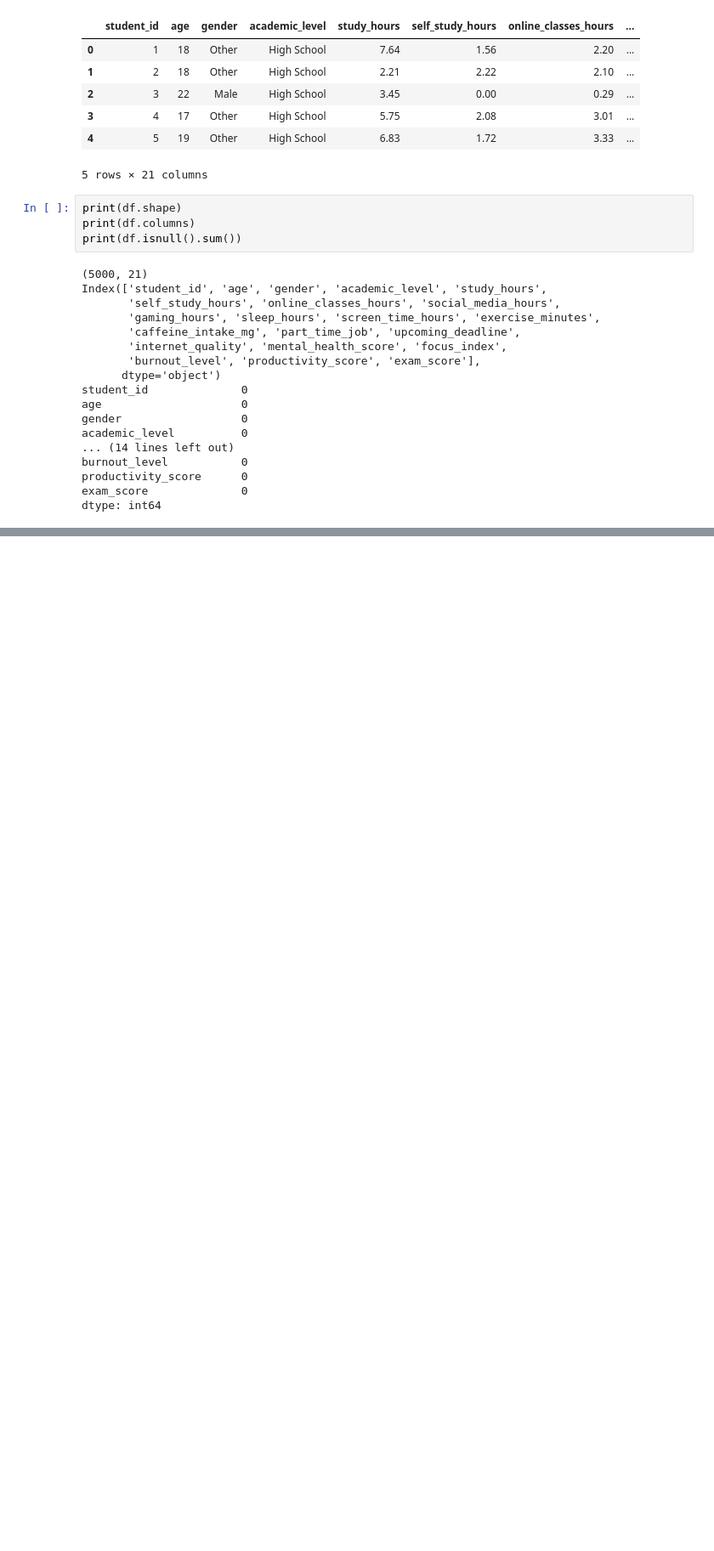
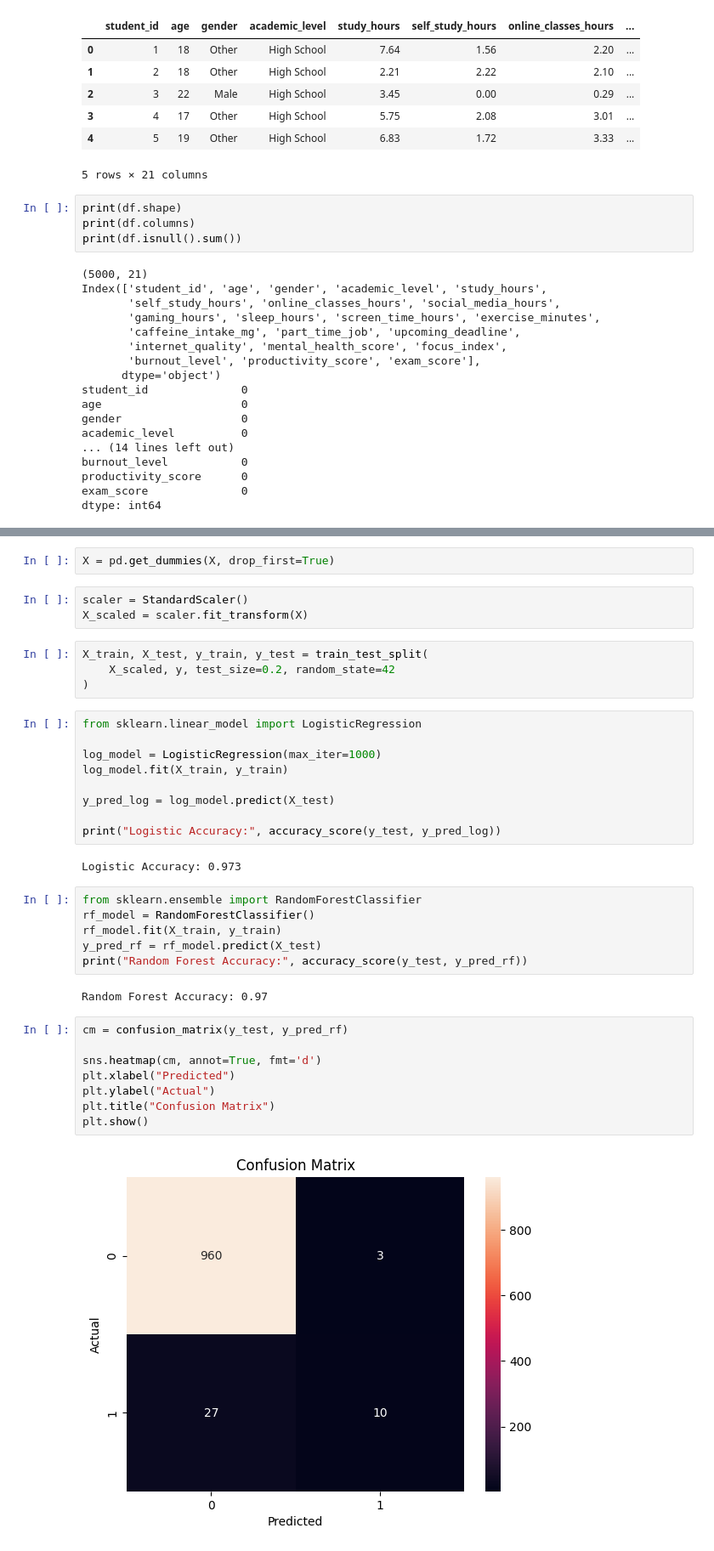
Before and after one commit to omshahu/ML_Practicals, a Jupyter notebook: p7_extra.ipynb, the cells around one changed output, grey strips where cells are left out. Shown at 85% size. Saved outputs shown, nothing was run; the diff lists cells and outputs as text; blank space fills up the shorter version.

```diff
--- a/p7_extra.ipynb
+++ b/p7_extra.ipynb
@@ -58,0 +64,38 @@ dtype: int64
+# %%
+X = pd.get_dummies(X, drop_first=True)
+# %%
+scaler = StandardScaler()
+X_scaled = scaler.fit_transform(X)
+# %%
+X_train, X_test, y_train, y_test = train_test_split(
+    X_scaled, y, test_size=0.2, random_state=42
+)
+# %%
+from sklearn.linear_model import LogisticRegression
+
+log_model = LogisticRegression(max_iter=1000)
+log_model.fit(X_train, y_train)
+
+y_pred_log = log_model.predict(X_test)
+
+print("Logistic Accuracy:", accuracy_score(y_test, y_pred_log))
+# %% [output]
+Logistic Accuracy: 0.973
+# %%
+from sklearn.ensemble import RandomForestClassifier
+rf_model = RandomForestClassifier()
+rf_model.fit(X_train, y_train)
+y_pred_rf = rf_model.predict(X_test)
+print("Random Forest Accuracy:", accuracy_score(y_test, y_pred_rf))
+# %% [output]
+Random Forest Accuracy: 0.97
+# %%
+cm = confusion_matrix(y_test, y_pred_rf)
+
+sns.heatmap(cm, annot=True, fmt='d')
+plt.xlabel("Predicted")
+plt.ylabel("Actual")
+plt.title("Confusion Matrix")
+plt.show()
+# %% [output]
+[figure, added]
```
Also changed, not shown: parts of 13 cells of this notebook.
